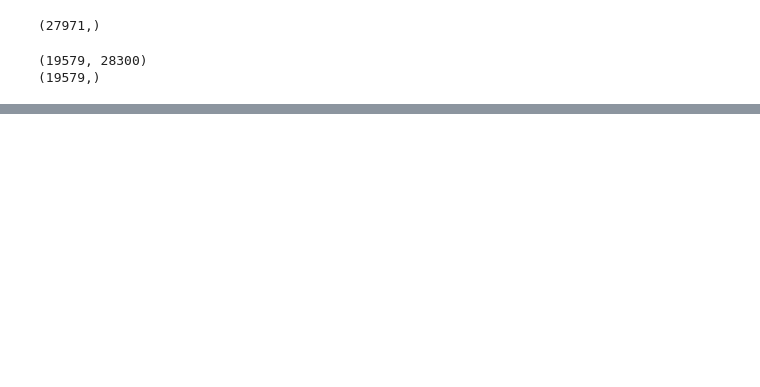
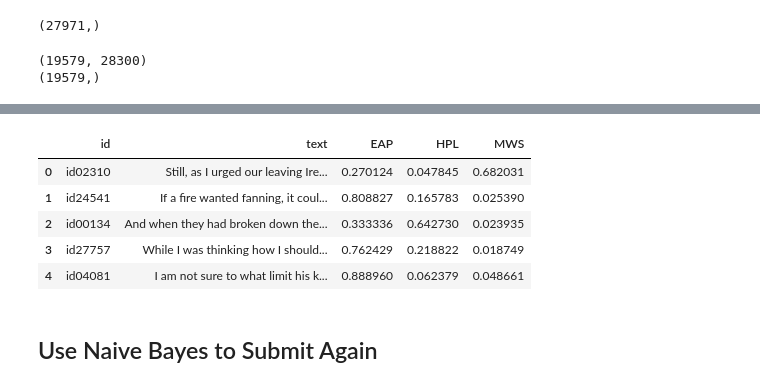
Before and after one commit to dongzhang84/Kaggle, a Jupyter notebook: Spooky.ipynb, the cells around one changed output, grey strips where cells are left out. Saved outputs shown, nothing was run; the diff lists cells and outputs as text; code cells hidden in the pictures; blank space fills up the shorter version.

```diff
--- a/Spooky.ipynb
+++ b/Spooky.ipynb
@@ -174,4 +301,30 @@ dataset.head()
+# %%
+tfidf = TfidfVectorizer(min_df=3,  max_features=None,
+            strip_accents='unicode', analyzer='word',token_pattern=r'\w{1,}',
+            ngram_range=(1, 3), use_idf=1,smooth_idf=1,sublinear_tf=1,
+            stop_words = 'english')
+
+
+tfidf.fit(list(df.text) + list(df_test.text))
+x_train_tfidf =  tfidf.transform(df.text.values)
+x_test_tfidf  =  tfidf.transform(df_test.text.values)
+# %%
+svm = LinearSVC()
+clf = CalibratedClassifierCV(svm)
+
+clf.fit(x_train_tfidf, y)
+y_proba = clf.predict_proba(x_test_tfidf)
+#y_pred2 = clf.predict(x_test_tfidf)
 # %%
 df_test['EAP'] = y_proba[:, 0]
 df_test['HPL'] = y_proba[:, 1]
 df_test['MWS'] = y_proba[:, 2]
+
+df_test.head()
+# %% [output]
+|  | id | text | EAP | HPL | MWS |
+| 0 | id02310 | Still, as I urged our leaving Ire... | 0.270124 | 0.047845 | 0.682031 |
+| 1 | id24541 | If a fire wanted fanning, it coul... | 0.808827 | 0.165783 | 0.025390 |
+| 2 | id00134 | And when they had broken down the... | 0.333336 | 0.642730 | 0.023935 |
+| 3 | id27757 | While I was thinking how I should... | 0.762429 | 0.218822 | 0.018749 |
+| 4 | id04081 | I am not sure to what limit his k... | 0.888960 | 0.062379 | 0.048661 |
@@ -177,0 +333,2 @@ df_test['MWS'] = y_proba[:, 2]
+# %% [markdown]
+## Use Naive Bayes to Submit Again
```
Also changed, not shown: parts of 51 cells of this notebook.
